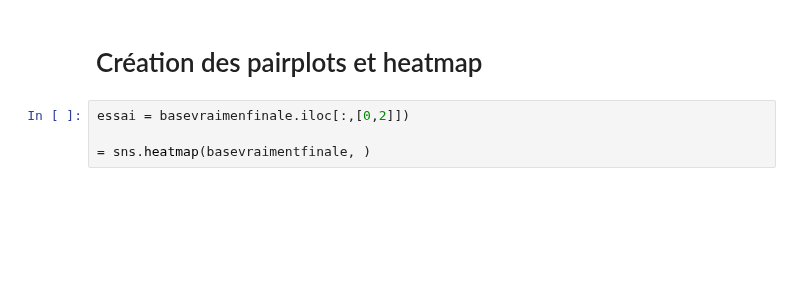
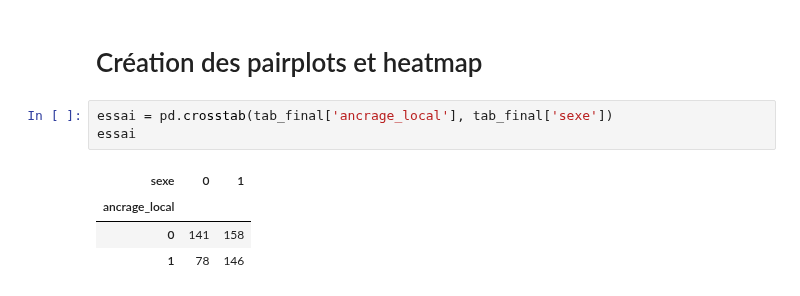
Before and after one commit to p-contamin/Prediction-de-l-activite-des-deputes-francais, a Jupyter notebook: 2. Data Viz/Graphiques de visualisation.ipynb, the cells around one changed output. Saved outputs shown, nothing was run; the diff lists cells and outputs as text; blank space fills up the shorter version.

```diff
--- a/2. Data Viz/Graphiques de visualisation.ipynb
+++ b/2. Data Viz/Graphiques de visualisation.ipynb
@@ -123,6 +120,10 @@ SyntaxError: invalid syntax (<ipython-input-85-3d3b74f57707>, line 12)
 # %% [markdown]
 # Création des pairplots et heatmap
-# %%
-essai = basevraimenfinale.iloc[:,[0,2]])
-
-= sns.heatmap(basevraimentfinale, )
+# %%
+essai = pd.crosstab(tab_final['ancrage_local'], tab_final['sexe'])
+essai
+# %% [output]
+| sexe | 0 | 1 |
+| ancrage_local |  |  |
+| 0 | 141 | 158 |
+| 1 | 78 | 146 |
```
Also changed, not shown: parts of 5 cells of this notebook.
